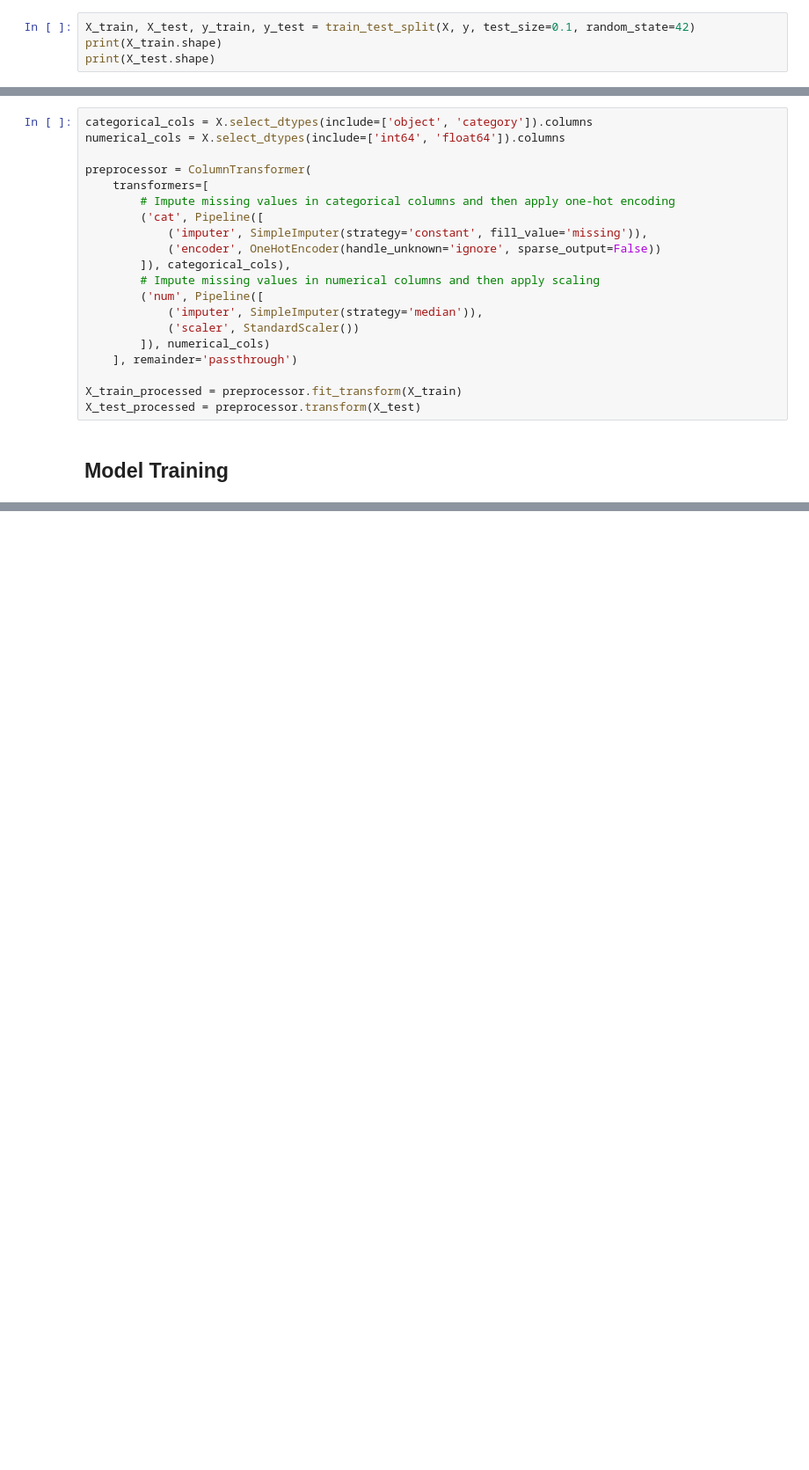
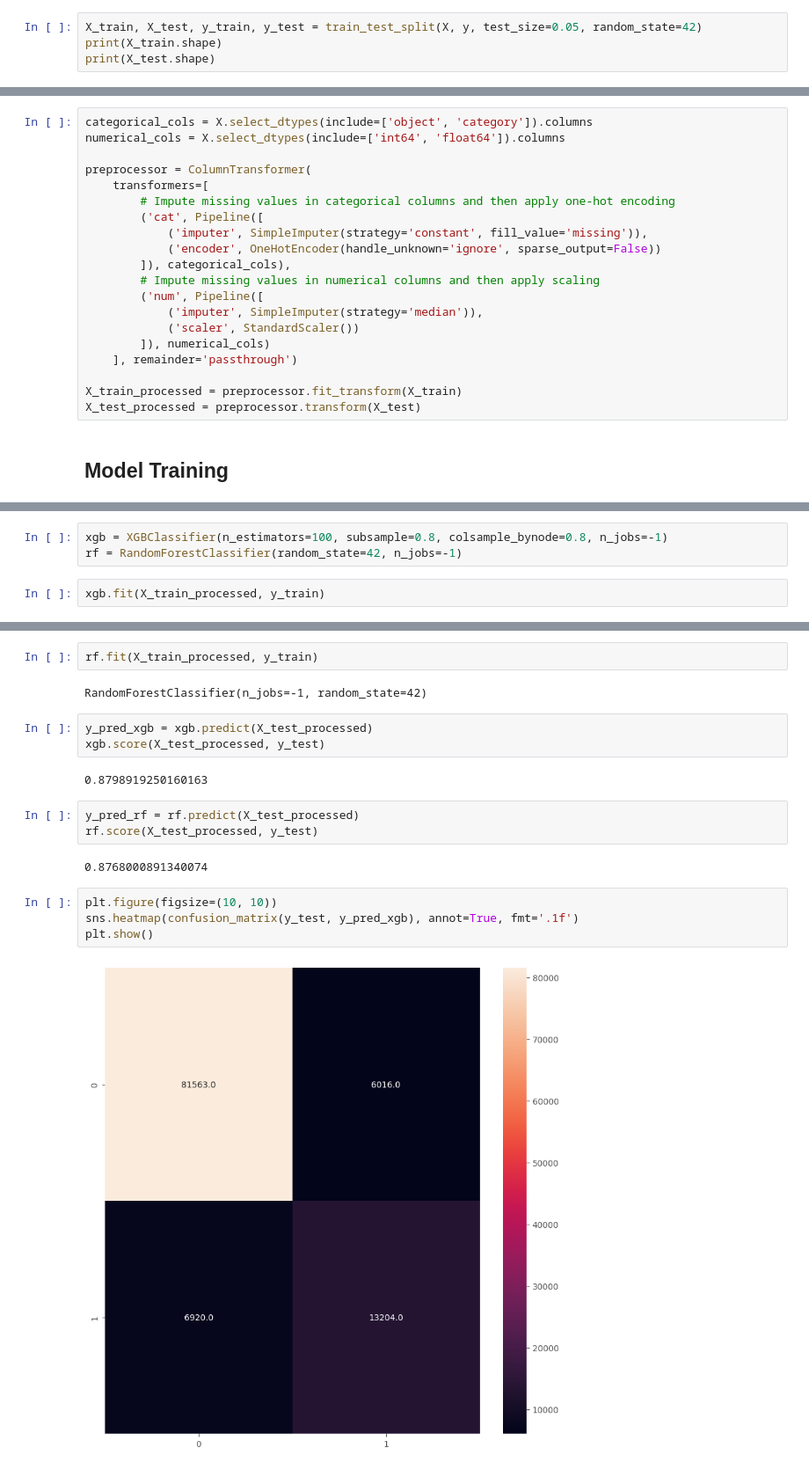
Before and after one commit to raydiwill/dsa-4-action-learning, a Jupyter notebook: notebooks/deeplearning.ipynb, the cells around one changed output, grey strips where cells are left out. Shown at 88% size. Cells and saved outputs as stored; diff of their text form; blank space fills up the shorter version.

```diff
--- a/notebooks/deeplearning.ipynb
+++ b/notebooks/deeplearning.ipynb
@@ -67,6 +150,6 @@ plt.show()
 X = df.drop(["user_id", "MRG", "ZONE1", "ZONE2", "CHURN"], axis=1)
 y = df.CHURN
 # %%
-X_train, X_test, y_train, y_test = train_test_split(X, y, test_size=0.1, random_state=42)
+X_train, X_test, y_train, y_test = train_test_split(X, y, test_size=0.05, random_state=42)
 print(X_train.shape)
 print(X_test.shape)
@@ -94,0 +183,5 @@ X_test_processed = preprocessor.transform(X_test)
+# %%
+xgb = XGBClassifier(n_estimators=100, subsample=0.8, colsample_bynode=0.8, n_jobs=-1)
+rf = RandomForestClassifier(random_state=42, n_jobs=-1)
+# %%
+xgb.fit(X_train_processed, y_train)
@@ -94,0 +200,20 @@ X_test_processed = preprocessor.transform(X_test)
+# %%
+rf.fit(X_train_processed, y_train)
+# %% [output]
+RandomForestClassifier(n_jobs=-1, random_state=42)
+# %%
+y_pred_xgb = xgb.predict(X_test_processed)
+xgb.score(X_test_processed, y_test)
+# %% [output]
+0.8798919250160163
+# %%
+y_pred_rf = rf.predict(X_test_processed)
+rf.score(X_test_processed, y_test)
+# %% [output]
+0.8768000891340074
+# %%
+plt.figure(figsize=(10, 10))
+sns.heatmap(confusion_matrix(y_test, y_pred_xgb), annot=True, fmt='.1f')
+plt.show()
+# %% [output]
+[figure, added]
```
Also changed, not shown: parts of 38 cells of this notebook.
